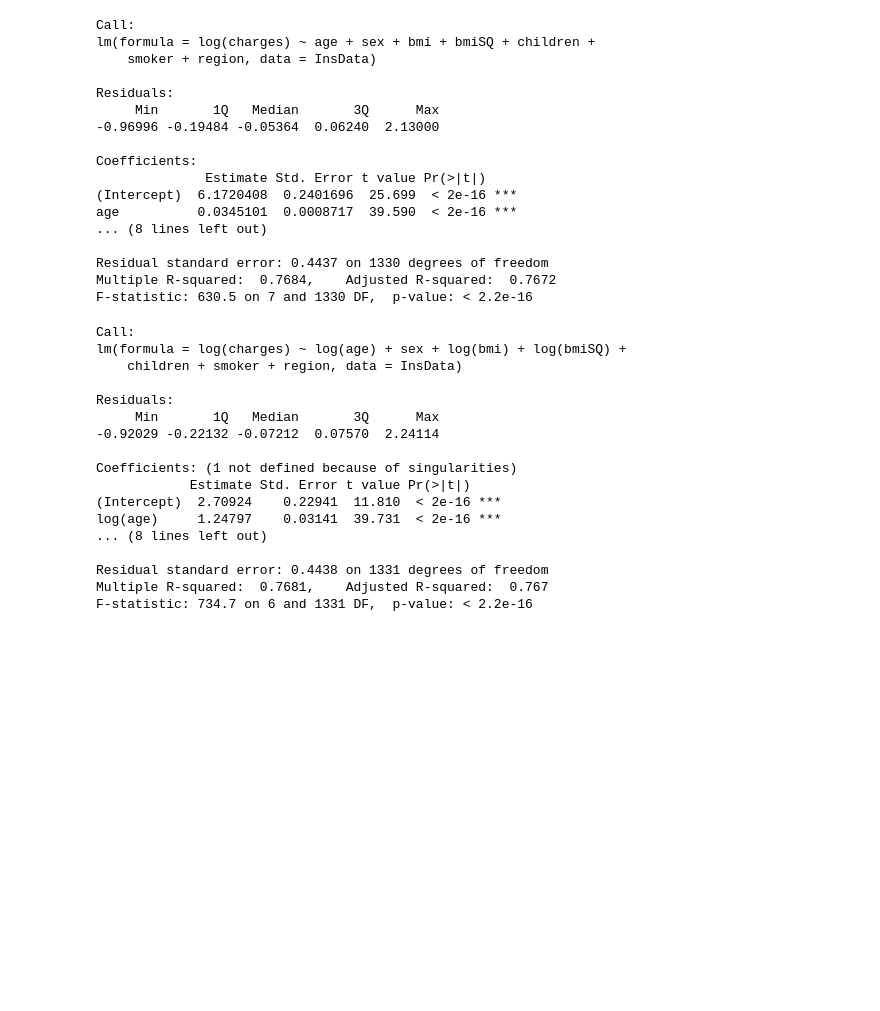
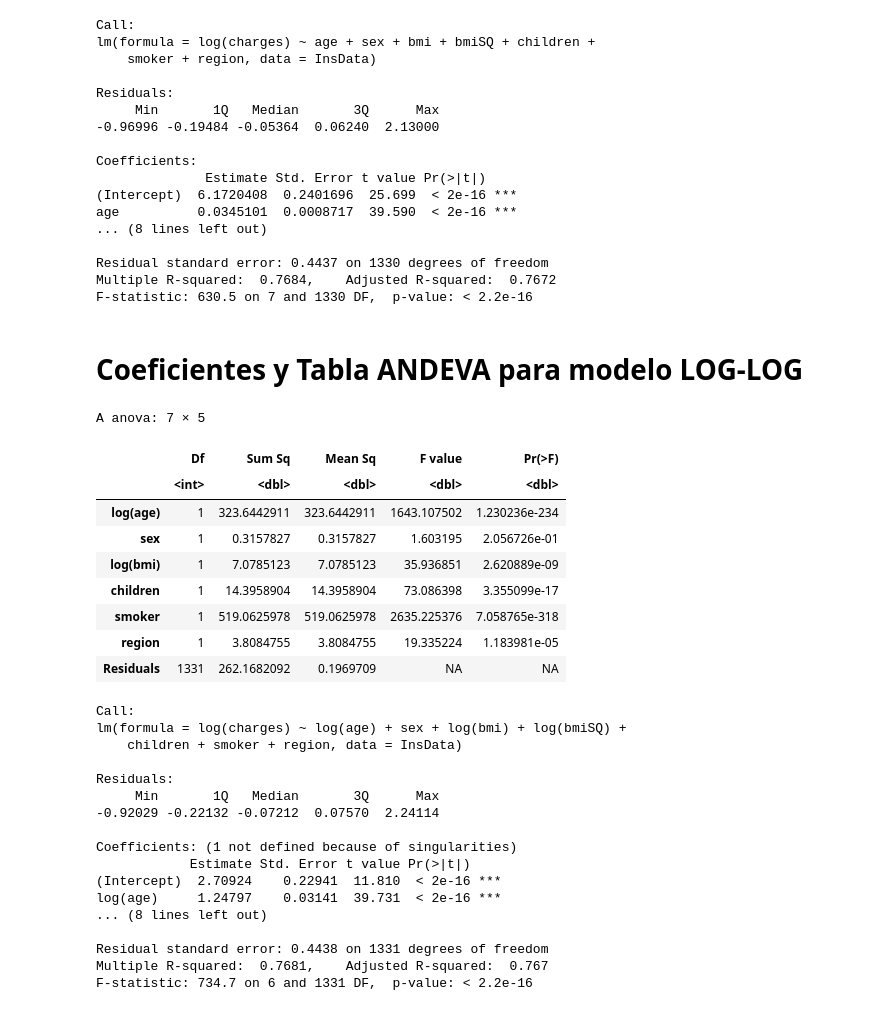
Before and after one commit to GustavoAnkelen/Econometria2021S2, a Jupyter notebook: AnalisisRegresion.ipynb, the cells around one changed output. Drawn from its saved outputs; the diff is of its cells as text; code cells hidden in the pictures; blank space fills up the shorter version.

```diff
--- a/AnalisisRegresion.ipynb
+++ b/AnalisisRegresion.ipynb
@@ -99,4 +96,19 @@ age          0.0345101  0.0008717  39.590  < 2e-16 ***
 Residual standard error: 0.4437 on 1330 degrees of freedom
 Multiple R-squared:  0.7684,    Adjusted R-squared:  0.7672
 F-statistic: 630.5 on 7 and 1330 DF,  p-value: < 2.2e-16
+# %% [markdown]
+# Coeficientes y Tabla ANDEVA para modelo LOG-LOG
+# %%
+anova(model3)
+# %% [output]
+A anova: 7 × 5
+|  | Df | Sum Sq | Mean Sq | F value | Pr(>F) |
+|  | <int> | <dbl> | <dbl> | <dbl> | <dbl> |
+| log(age) | 1 | 323.6442911 | 323.6442911 | 1643.107502 | 1.230236e-234 |
+| sex | 1 | 0.3157827 | 0.3157827 | 1.603195 | 2.056726e-01 |
+| log(bmi) | 1 | 7.0785123 | 7.0785123 | 35.936851 | 2.620889e-09 |
+| children | 1 | 14.3958904 | 14.3958904 | 73.086398 | 3.355099e-17 |
+| smoker | 1 | 519.0625978 | 519.0625978 | 2635.225376 | 7.058765e-318 |
+| region | 1 | 3.8084755 | 3.8084755 | 19.335224 | 1.183981e-05 |
+| Residuals | 1331 | 262.1682092 | 0.1969709 | NA | NA |
 # %%
```
Also changed, not shown: parts of 23 cells of this notebook, 1 other file.
